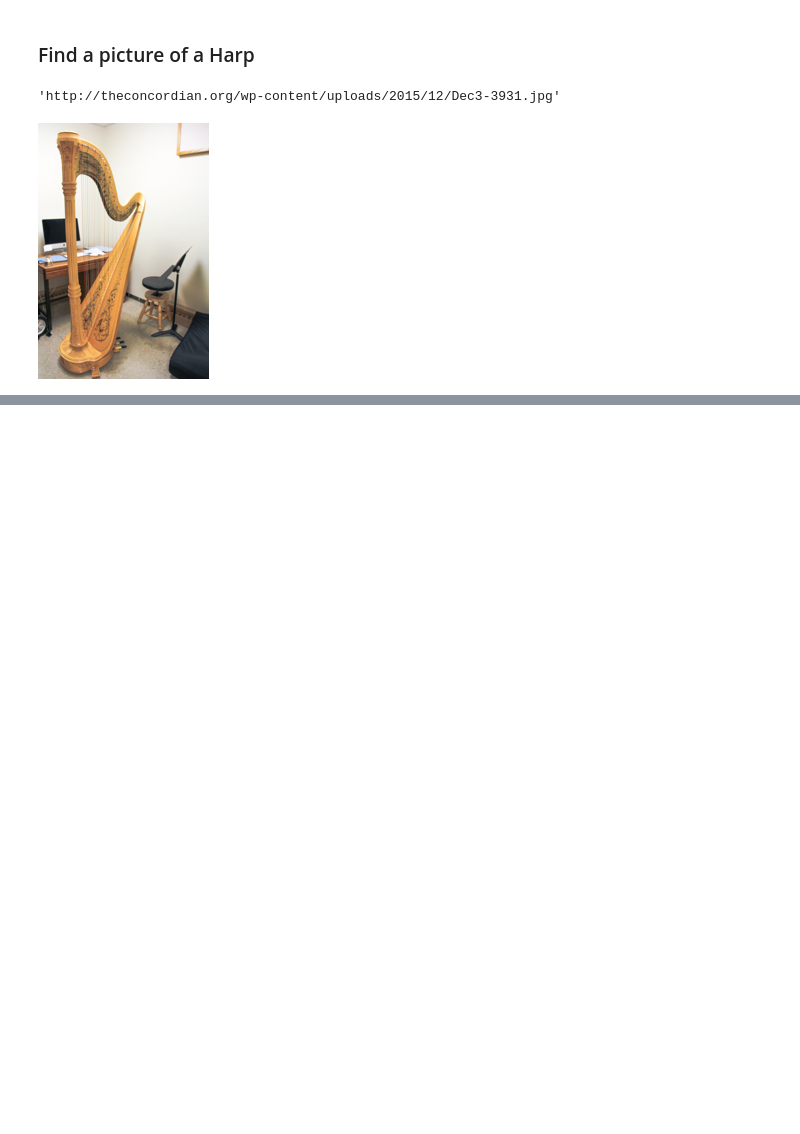
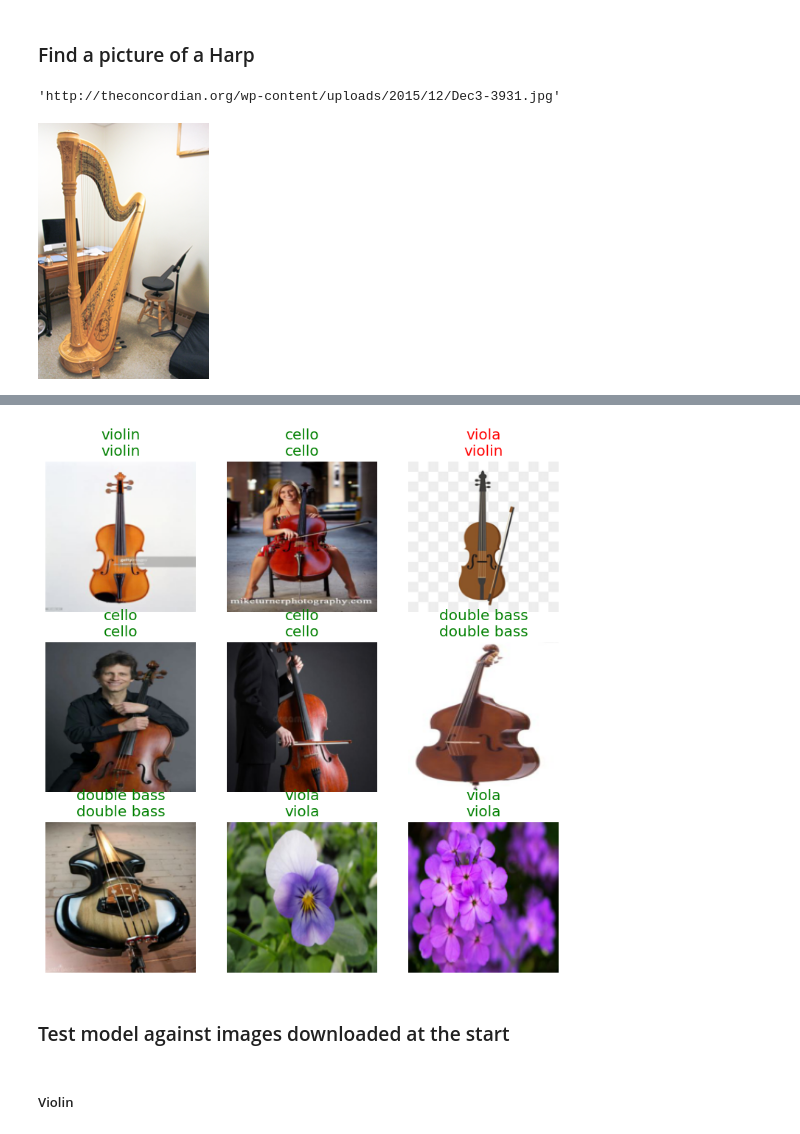
Before and after one commit to nickylychie/fast.ai_projects, a Jupyter notebook: 01_classifying_string_instruments.ipynb, the cells around one changed output, grey strips where cells are left out. Saved outputs shown, nothing was run; the diff lists cells and outputs as text; code cells hidden in the pictures; blank space fills up the shorter version.

```diff
--- a/01_classifying_string_instruments.ipynb
+++ b/01_classifying_string_instruments.ipynb
@@ -108,0 +145,3 @@ im.to_thumb(256,256)
+# %%
+learn = vision_learner(dls, resnet18, metrics=error_rate)
+learn.fine_tune(3)
@@ -108,0 +155,3 @@ im.to_thumb(256,256)
+# %%
+learn.show_results()
+# %% [output]
@@ -108,0 +159,5 @@ im.to_thumb(256,256)
+[figure, added]
+# %% [markdown]
+### Test model against images downloaded at the start
+# %% [markdown]
+##### Violin
```
Also changed, not shown: parts of 18 cells of this notebook.
